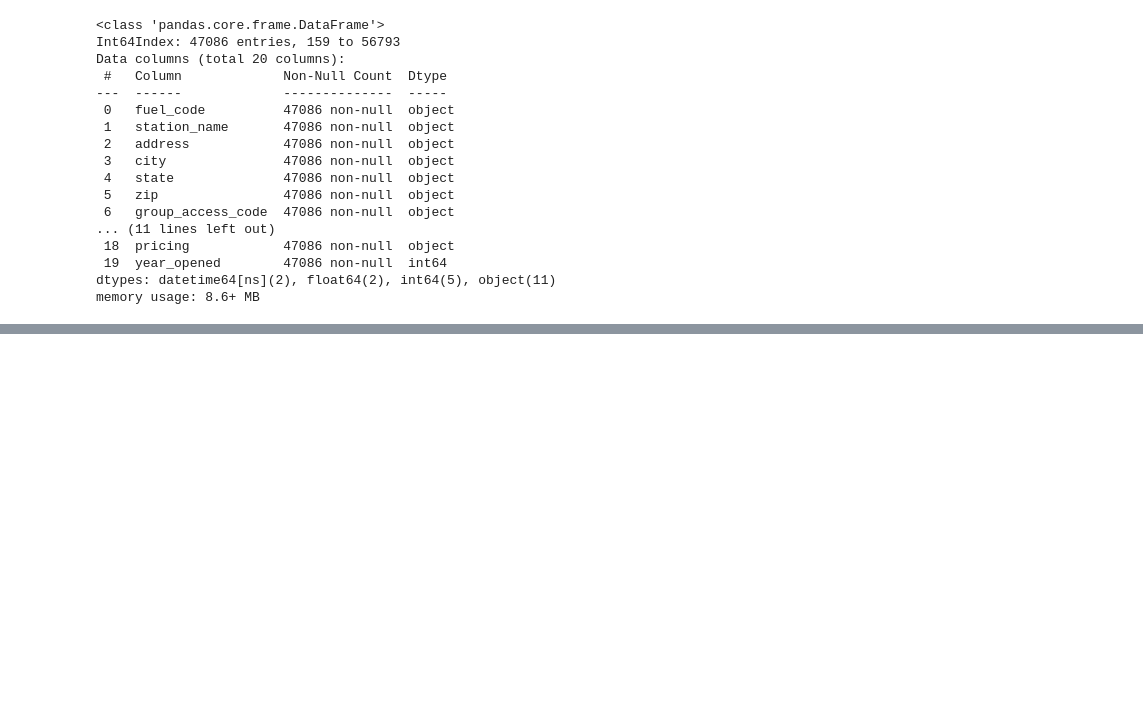
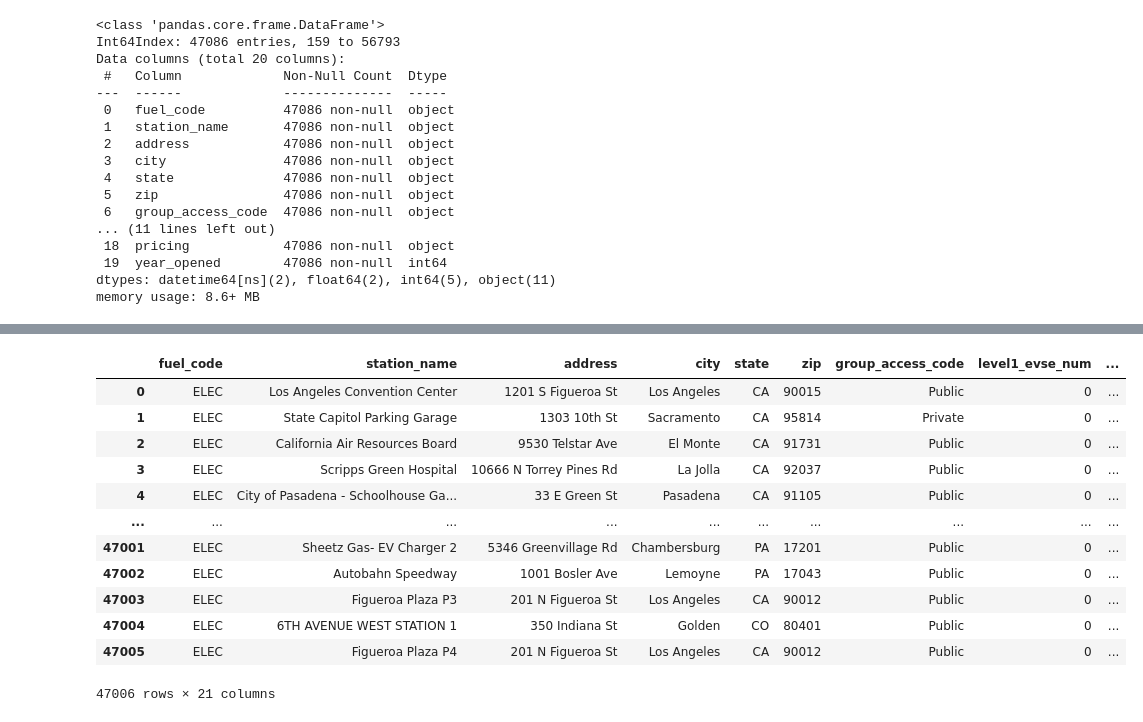
Before and after one commit to jeffakins/personal_projects, a Jupyter notebook: ev_charging_stations.ipynb, the cells around one changed output, grey strips where cells are left out. Cells and saved outputs as stored; diff of their text form; code cells hidden in the pictures; blank space fills up the shorter version.

```diff
--- a/ev_charging_stations.ipynb
+++ b/ev_charging_stations.ipynb
@@ -711,0 +735,17 @@ memory usage: 8.6+ MB
+# %%
+# Replacing 'Public w/descriptor' with just 'Public'
+ev_21.group_access_code = ev_21.group_access_code.replace('Public - Call ahead', 'Public')
+ev_21.group_access_code = ev_21.group_access_code.replace('Public - Credit card at all times', 'Public')
+ev_21.group_access_code = ev_21.group_access_code.replace('Public - Card key at all times', 'Public')
+ev_21.group_access_code = ev_21.group_access_code.replace('TEMPORARILY UNAVAILABLE (Public)', 'Public')
+ev_21.group_access_code = ev_21.group_access_code.replace('TEMPORARILY UNAVAILABLE (Public - Call ahead)', 'Public')
+ev_21.group_access_code = ev_21.group_access_code.replace('TEMPORARILY UNAVAILABLE (Public - Credit card at all times)', 'Public')
+
+# Replacing 'Private w/descriptor' with just 'Private'
+ev_21.group_access_code = ev_21.group_access_code.replace('Private - Government only', 'Private')
+ev_21.group_access_code = ev_21.group_access_code.replace('Private - Credit card at all times', 'Private')
+ev_21.group_access_code = ev_21.group_access_code.replace('Private - Fleet customers only', 'Private')
+ev_21.group_access_code = ev_21.group_access_code.replace('Private - Call ahead', 'Private')
+ev_21.group_access_code = ev_21.group_access_code.replace('Private - Credit card after hours', 'Private')
+ev_21.group_access_code = ev_21.group_access_code.replace('TEMPORARILY UNAVAILABLE (Private - Government only)', 'Private')
+ev_21.group_access_code = ev_21.group_access_code.replace('TEMPORARILY UNAVAILABLE (Private)', 'Private')
@@ -711,0 +762,6 @@ memory usage: 8.6+ MB
+# %%
+# Dropping stations that are 'planned' and not yet accessible:
+ev_21 = ev_21[ev_21.group_access_code != 'PLANNED - not yet accessible (Public)']
+ev_21 = ev_21[ev_21.group_access_code != 'PLANNED - not yet accessible (Public - Credit card at all times)']
+ev_21 = ev_21[ev_21.group_access_code != 'PLANNED - not yet accessible (Public - Call ahead)']
+ev_21 = ev_21[ev_21.group_access_code != 'PLANNED - not yet accessible (Private)']
@@ -711,0 +794,3 @@ memory usage: 8.6+ MB
+# %%
+# Create a total number chargers column
+ev_21['total_chargers'] = ev_21.level1_evse_num + ev_21.level2_evse_num + ev_21.ev_dc_fast_count
@@ -711,0 +806,3 @@ memory usage: 8.6+ MB
+# %%
+ev_21 = ev_21.sort_values('open_date')
+ev_21.head(10)
@@ -711,0 +821,16 @@ memory usage: 8.6+ MB
+# %%
+ev_21.reset_index(drop=True)
+# %% [output]
+|  | fuel_code | station_name | address | city | state | zip | group_access_code | level1_evse_num | ... |
+| 0 | ELEC | Los Angeles Convention Center | 1201 S Figueroa St | Los Angeles | CA | 90015 | Public | 0 | ... |
+| 1 | ELEC | State Capitol Parking Garage | 1303 10th St | Sacramento | CA | 95814 | Private | 0 | ... |
+| 2 | ELEC | California Air Resources Board | 9530 Telstar Ave | El Monte | CA | 91731 | Public | 0 | ... |
+| 3 | ELEC | Scripps Green Hospital | 10666 N Torrey Pines Rd | La Jolla | CA | 92037 | Public | 0 | ... |
+| 4 | ELEC | City of Pasadena - Schoolhouse Ga... | 33 E Green St | Pasadena | CA | 91105 | Public | 0 | ... |
+| ... | ... | ... | ... | ... | ... | ... | ... | ... | ... |
+| 47001 | ELEC | Sheetz Gas- EV Charger 2 | 5346 Greenvillage Rd | Chambersburg | PA | 17201 | Public | 0 | ... |
+| 47002 | ELEC | Autobahn Speedway | 1001 Bosler Ave | Lemoyne | PA | 17043 | Public | 0 | ... |
+| 47003 | ELEC | Figueroa Plaza P3 | 201 N Figueroa St | Los Angeles | CA | 90012 | Public | 0 | ... |
+| 47004 | ELEC | 6TH AVENUE WEST STATION 1 | 350 Indiana St | Golden | CO | 80401 | Public | 0 | ... |
+| 47005 | ELEC | Figueroa Plaza P4 | 201 N Figueroa St | Los Angeles | CA | 90012 | Public | 0 | ... |
+47006 rows × 21 columns
```
Also changed, not shown: parts of 12 cells of this notebook.
